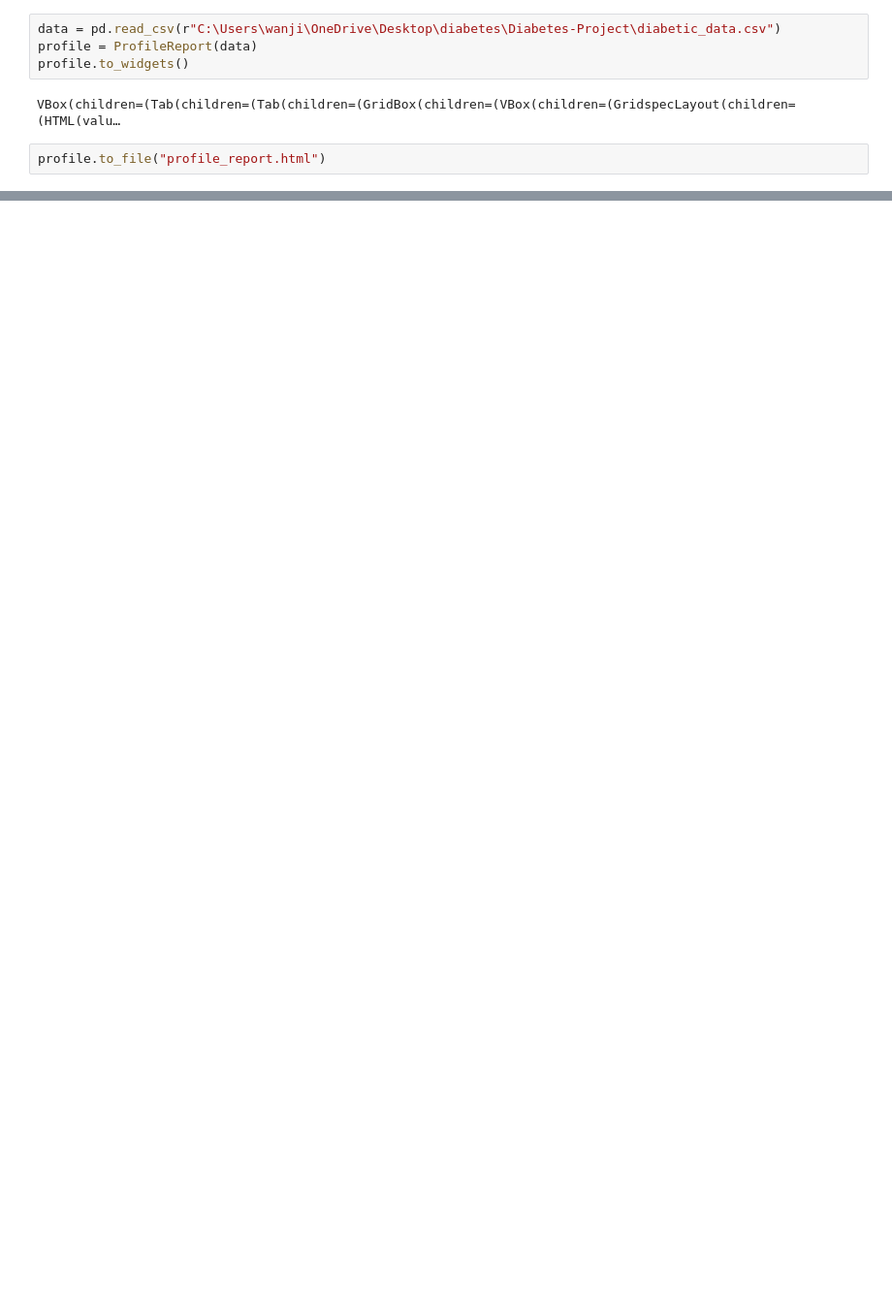
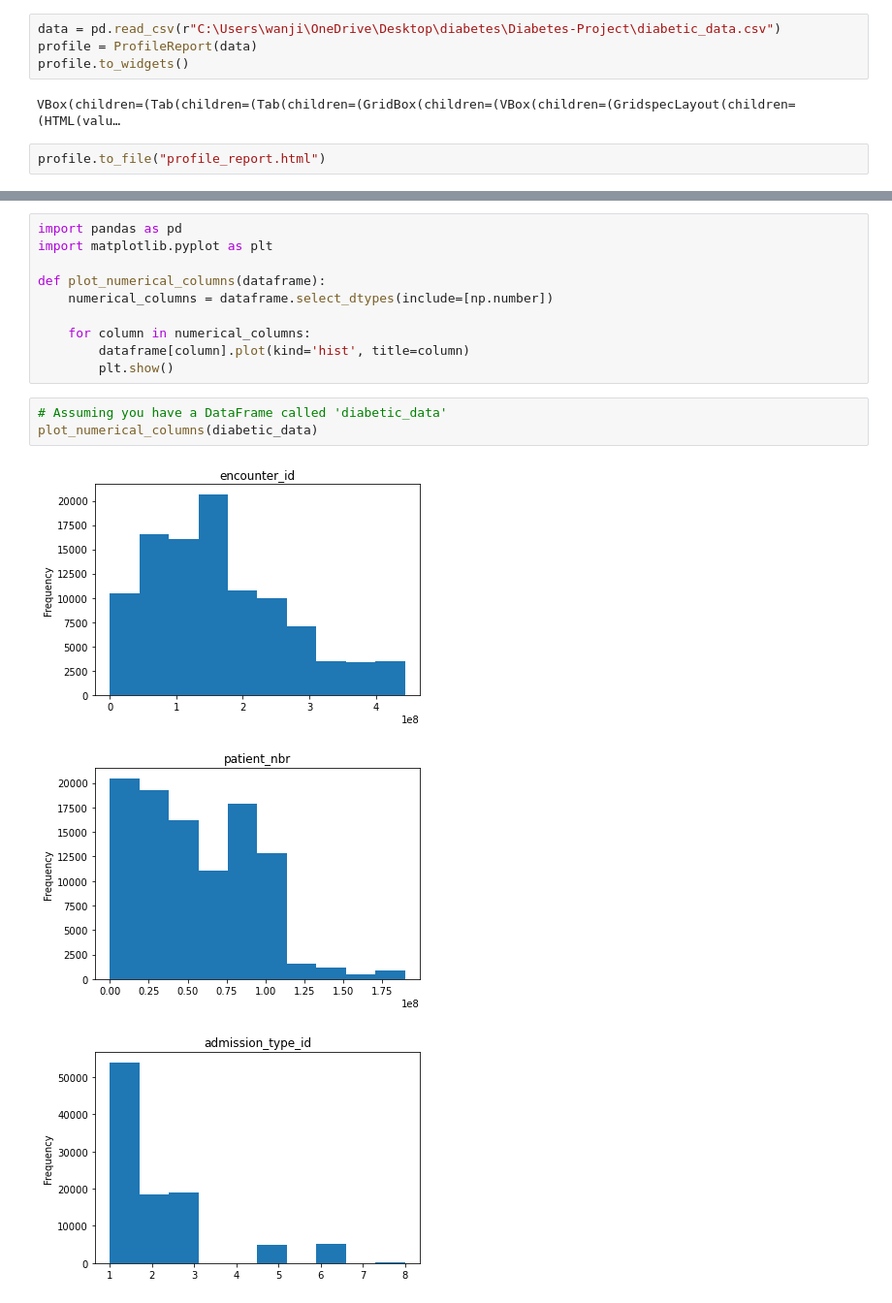
Before and after one commit to Edna722/Diabetes-Project, a Jupyter notebook: Diabetics Data.ipynb, the cells around one changed output, grey strips where cells are left out. Shown at 97% size. Saved outputs shown, nothing was run; the diff lists cells and outputs as text; blank space fills up the shorter version.

```diff
--- a/Diabetics Data.ipynb
+++ b/Diabetics Data.ipynb
@@ -34,0 +76,17 @@ profile.to_file("profile_report.html")
+# %%
+import pandas as pd
+import matplotlib.pyplot as plt
+
+def plot_numerical_columns(dataframe):
+    numerical_columns = dataframe.select_dtypes(include=[np.number])
+
+    for column in numerical_columns:
+        dataframe[column].plot(kind='hist', title=column)
+        plt.show()
+# %%
+# Assuming you have a DataFrame called 'diabetic_data'
+plot_numerical_columns(diabetic_data)
+# %% [output]
+[figure, added]
+[figure, added]
+[figure, added]
```
Also changed, not shown: parts of 4 cells of this notebook, 1 other file.
